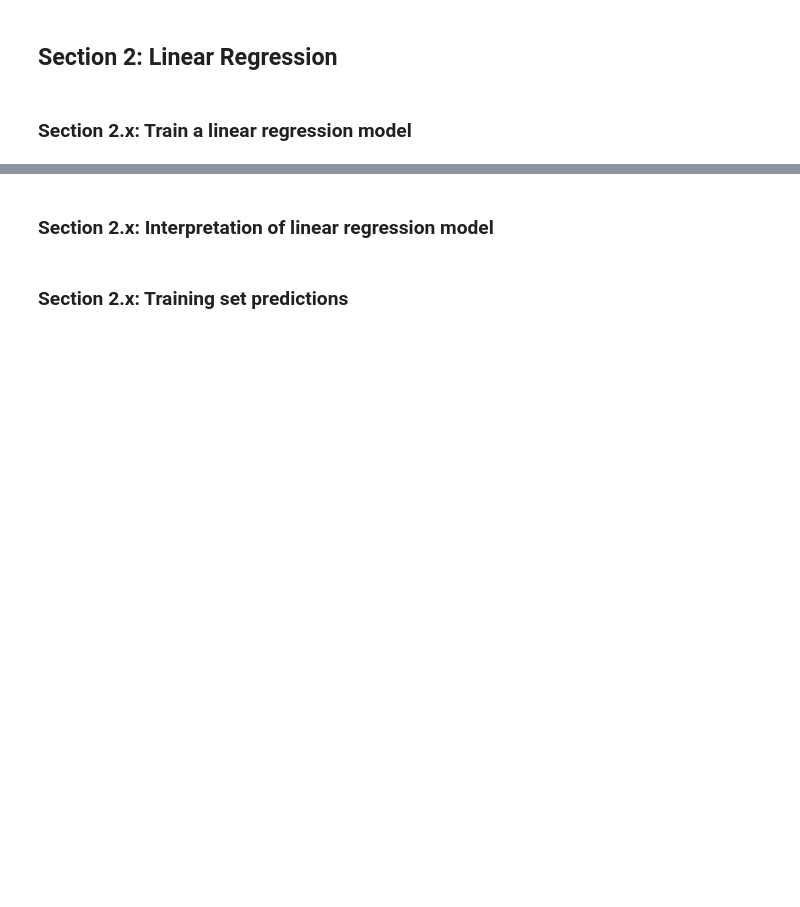
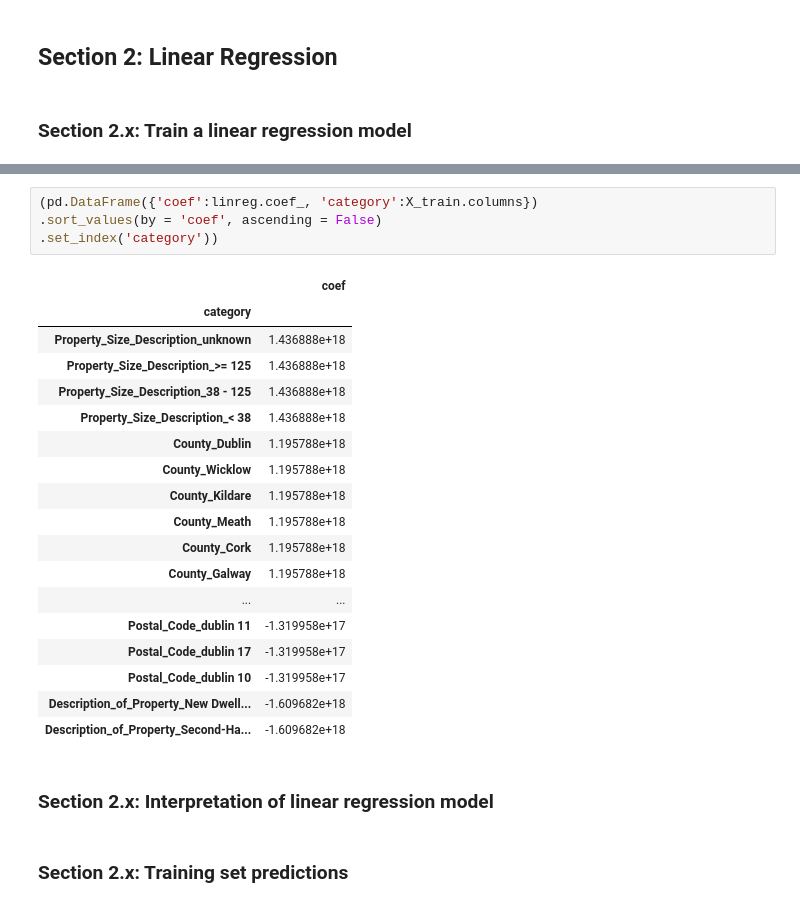
Before and after one commit to michaeldavitt/COMP47350_Housing_Data_Analysis, a Jupyter notebook: 17309836A2.ipynb, the cells around one changed output, grey strips where cells are left out. Drawn from its saved outputs; the diff is of its cells as text; blank space fills up the shorter version.

```diff
--- a/17309836A2.ipynb
+++ b/17309836A2.ipynb
@@ -255,3 +264,26 @@ Intercept:
+# %%
+(pd.DataFrame({'coef':linreg.coef_, 'category':X_train.columns})
+.sort_values(by = 'coef', ascending = False)
+.set_index('category'))
+# %% [output]
+|  | coef |
+| category |  |
+| Property_Size_Description_unknown | 1.436888e+18 |
+| Property_Size_Description_>= 125 | 1.436888e+18 |
+| Property_Size_Description_38 - 125 | 1.436888e+18 |
+| Property_Size_Description_< 38 | 1.436888e+18 |
+| County_Dublin | 1.195788e+18 |
+| County_Wicklow | 1.195788e+18 |
+| County_Kildare | 1.195788e+18 |
+| County_Meath | 1.195788e+18 |
+| County_Cork | 1.195788e+18 |
+| County_Galway | 1.195788e+18 |
+| ... | ... |
+| Postal_Code_dublin 11 | -1.319958e+17 |
+| Postal_Code_dublin 17 | -1.319958e+17 |
+| Postal_Code_dublin 10 | -1.319958e+17 |
+| Description_of_Property_New Dwell... | -1.609682e+18 |
+| Description_of_Property_Second-Ha... | -1.609682e+18 |
 # %% [markdown]
 ### Section 2.x: Interpretation of linear regression model
 # %% [markdown]
```
Also changed, not shown: parts of 7 cells of this notebook.
